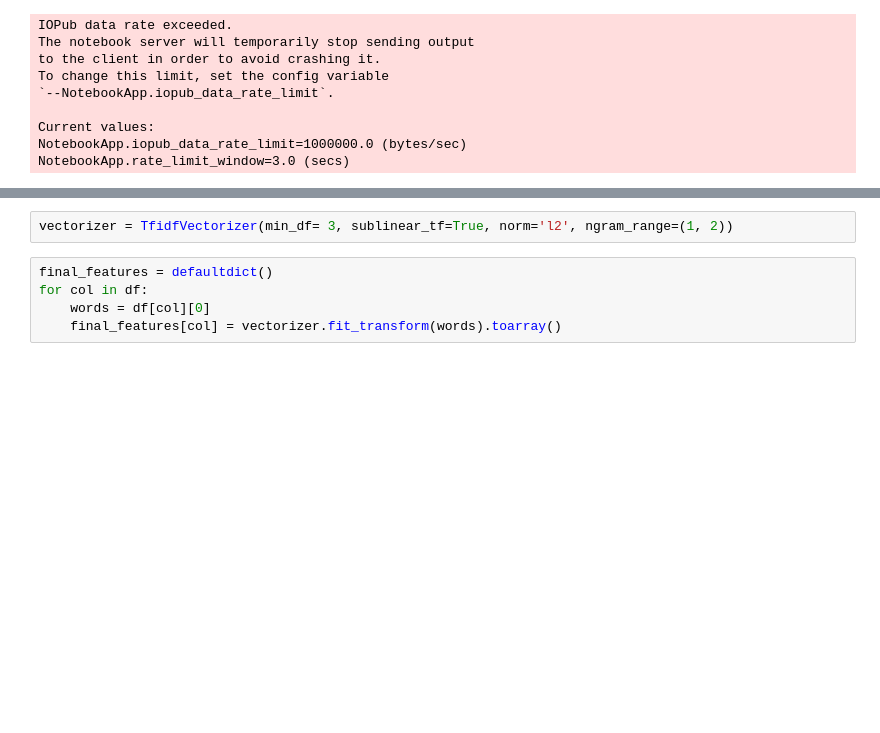
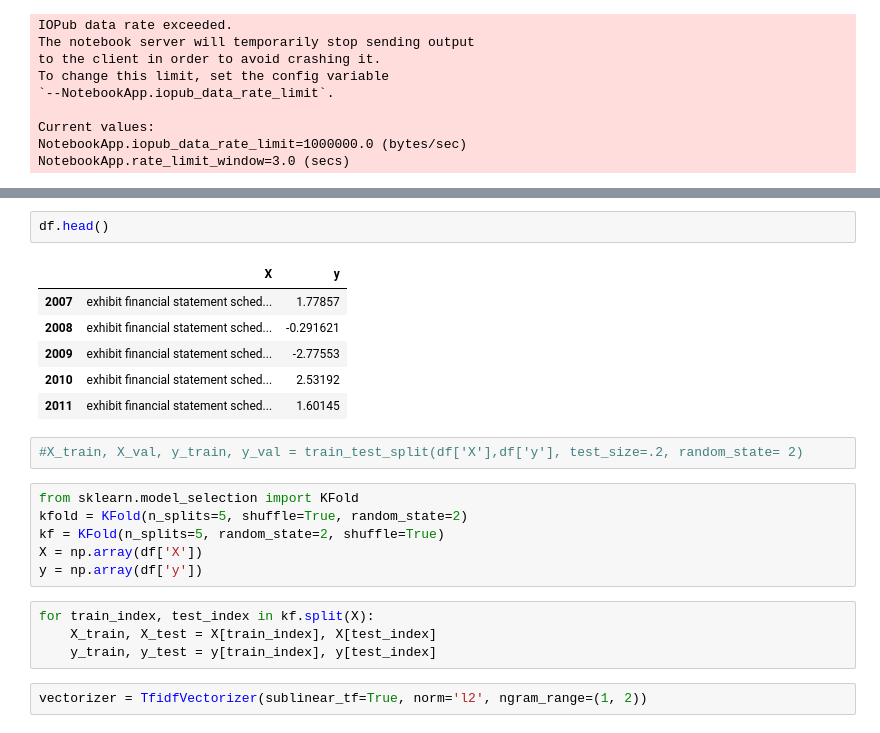
Before and after one commit to davepalazzo/Sentiment_Analysis_S-P_500, a Jupyter notebook: Sentiment_Analysis_SP_500.ipynb, the cells around one changed output, grey strips where cells are left out. Saved outputs shown, nothing was run; the diff lists cells and outputs as text; blank space fills up the shorter version.

```diff
--- a/Sentiment_Analysis_SP_500.ipynb
+++ b/Sentiment_Analysis_SP_500.ipynb
@@ -36,7 +102,23 @@ NotebookApp.rate_limit_window=3.0 (secs)
+# %%
+df.head()
+# %% [output]
+|  | X | y |
+| 2007 | exhibit financial statement sched... | 1.77857 |
+| 2008 | exhibit financial statement sched... | -0.291621 |
+| 2009 | exhibit financial statement sched... | -2.77553 |
+| 2010 | exhibit financial statement sched... | 2.53192 |
+| 2011 | exhibit financial statement sched... | 1.60145 |
+# %%
+#X_train, X_val, y_train, y_val = train_test_split(df['X'],df['y'], test_size=.2, random_state= 2)
+# %%
+from sklearn.model_selection import KFold
+kfold = KFold(n_splits=5, shuffle=True, random_state=2)
+kf = KFold(n_splits=5, random_state=2, shuffle=True)
+X = np.array(df['X'])
+y = np.array(df['y'])
+# %%
+for train_index, test_index in kf.split(X):
+    X_train, X_test = X[train_index], X[test_index]
+    y_train, y_test = y[train_index], y[test_index]
 # %%
-vectorizer = TfidfVectorizer(min_df= 3, sublinear_tf=True, norm='l2', ngram_range=(1, 2))
+vectorizer = TfidfVectorizer(sublinear_tf=True, norm='l2', ngram_range=(1, 2))
-# %%
-final_features = defaultdict()
-for col in df:
-    words = df[col][0]
-    final_features[col] = vectorizer.fit_transform(words).toarray()
```
Also changed, not shown: parts of 25 cells of this notebook.
